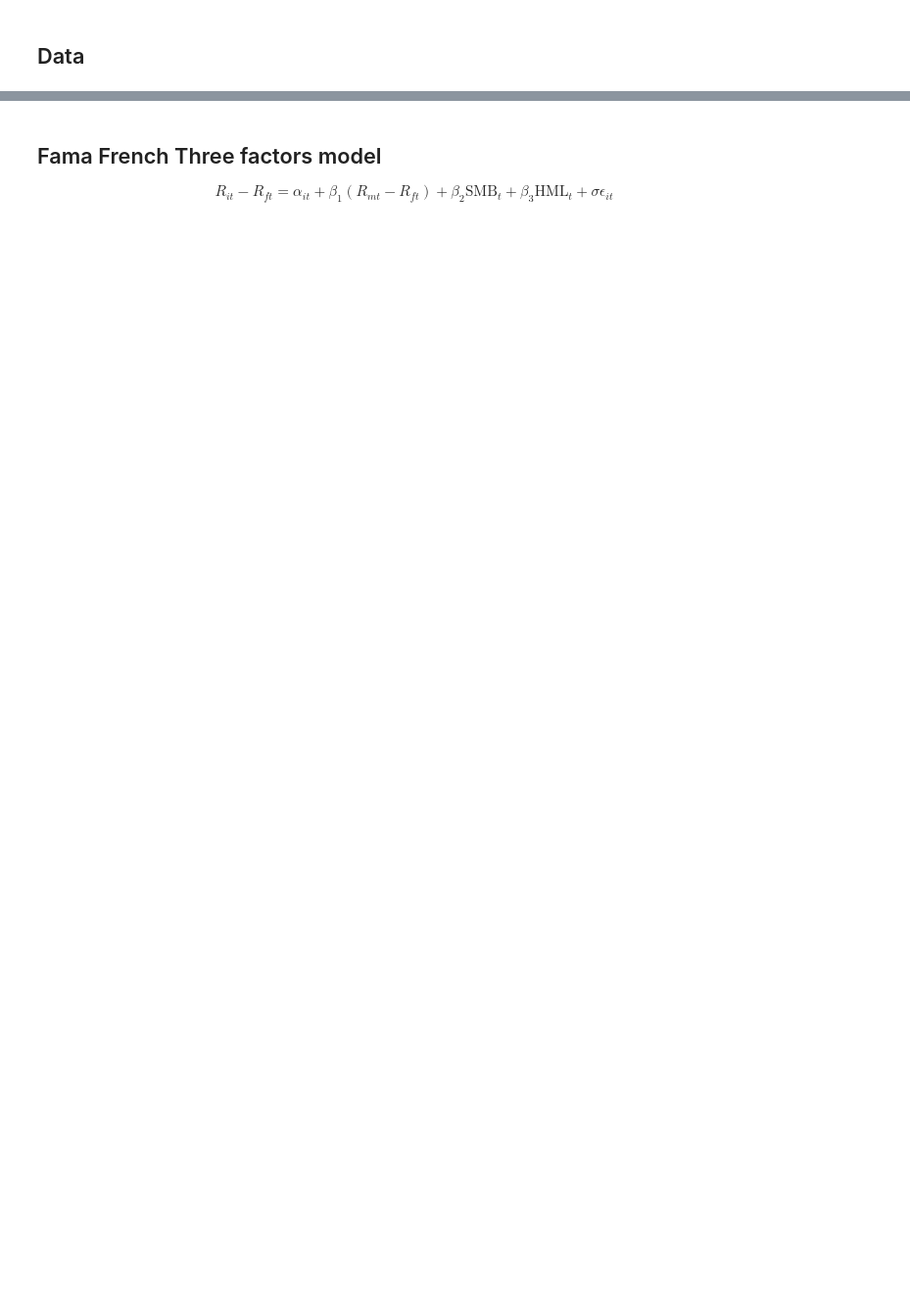
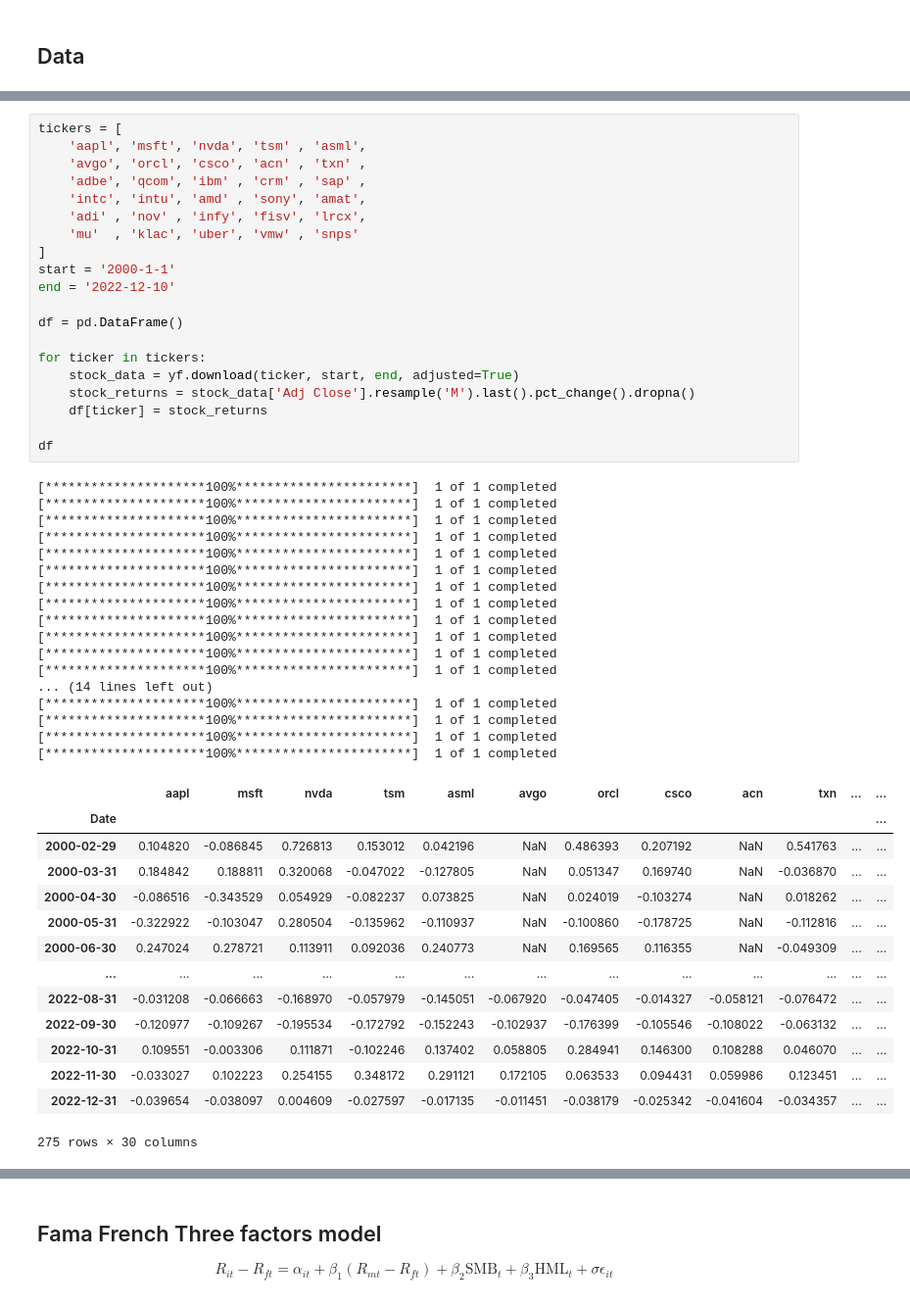
Before and after one commit to tl3472/GA4002-FinalProject, a Jupyter notebook: Fan-Li-Zhang-MCMC.ipynb, the cells around one changed output, grey strips where cells are left out. Shown at 98% size. Drawn from its saved outputs; the diff is of its cells as text; blank space fills up the shorter version.

```diff
--- a/Dec10_Fan-Li-Zhang-MCMC.ipynb
+++ b/Fan-Li-Zhang-MCMC.ipynb
@@ -46,0 +73,52 @@ import pymc3 as pm
+# %%
+tickers = [
+    'aapl', 'msft', 'nvda', 'tsm' , 'asml',
+    'avgo', 'orcl', 'csco', 'acn' , 'txn' ,
+    'adbe', 'qcom', 'ibm' , 'crm' , 'sap' ,
+    'intc', 'intu', 'amd' , 'sony', 'amat',
+    'adi' , 'nov' , 'infy', 'fisv', 'lrcx',
+    'mu'  , 'klac', 'uber', 'vmw' , 'snps'
+]
+start = '2000-1-1'
+end = '2022-12-10'
+
+df = pd.DataFrame()
+
+for ticker in tickers:
+    stock_data = yf.download(ticker, start, end, adjusted=True)
+    stock_returns = stock_data['Adj Close'].resample('M').last().pct_change().dropna()
+    df[ticker] = stock_returns
+
+df
+# %% [output]
+[*********************100%***********************]  1 of 1 completed
+[*********************100%***********************]  1 of 1 completed
+[*********************100%***********************]  1 of 1 completed
+[*********************100%***********************]  1 of 1 completed
+[*********************100%***********************]  1 of 1 completed
+[*********************100%***********************]  1 of 1 completed
+[*********************100%***********************]  1 of 1 completed
+[*********************100%***********************]  1 of 1 completed
+[*********************100%***********************]  1 of 1 completed
+[*********************100%***********************]  1 of 1 completed
+[*********************100%***********************]  1 of 1 completed
+[*********************100%***********************]  1 of 1 completed
+... (14 lines left out)
+[*********************100%***********************]  1 of 1 completed
+[*********************100%***********************]  1 of 1 completed
+[*********************100%***********************]  1 of 1 completed
+[*********************100%***********************]  1 of 1 completed
+|  | aapl | msft | nvda | tsm | asml | avgo | orcl | csco | acn | txn | ... | ... |
+| Date |  |  |  |  |  |  |  |  |  |  |  | ... |
+| 2000-02-29 | 0.104820 | -0.086845 | 0.726813 | 0.153012 | 0.042196 | NaN | 0.486393 | 0.207192 | NaN | 0.541763 | ... | ... |
+| 2000-03-31 | 0.184842 | 0.188811 | 0.320068 | -0.047022 | -0.127805 | NaN | 0.051347 | 0.169740 | NaN | -0.036870 | ... | ... |
+| 2000-04-30 | -0.086516 | -0.343529 | 0.054929 | -0.082237 | 0.073825 | NaN | 0.024019 | -0.103274 | NaN | 0.018262 | ... | ... |
+| 2000-05-31 | -0.322922 | -0.103047 | 0.280504 | -0.135962 | -0.110937 | NaN | -0.100860 | -0.178725 | NaN | -0.112816 | ... | ... |
+| 2000-06-30 | 0.247024 | 0.278721 | 0.113911 | 0.092036 | 0.240773 | NaN | 0.169565 | 0.116355 | NaN | -0.049309 | ... | ... |
+| ... | ... | ... | ... | ... | ... | ... | ... | ... | ... | ... | ... | ... |
+| 2022-08-31 | -0.031208 | -0.066663 | -0.168970 | -0.057979 | -0.145051 | -0.067920 | -0.047405 | -0.014327 | -0.058121 | -0.076472 | ... | ... |
+| 2022-09-30 | -0.120977 | -0.109267 | -0.195534 | -0.172792 | -0.152243 | -0.102937 | -0.176399 | -0.105546 | -0.108022 | -0.063132 | ... | ... |
+| 2022-10-31 | 0.109551 | -0.003306 | 0.111871 | -0.102246 | 0.137402 | 0.058805 | 0.284941 | 0.146300 | 0.108288 | 0.046070 | ... | ... |
+| 2022-11-30 | -0.033027 | 0.102223 | 0.254155 | 0.348172 | 0.291121 | 0.172105 | 0.063533 | 0.094431 | 0.059986 | 0.123451 | ... | ... |
+| 2022-12-31 | -0.039654 | -0.038097 | 0.004609 | -0.027597 | -0.017135 | -0.011451 | -0.038179 | -0.025342 | -0.041604 | -0.034357 | ... | ... |
+275 rows × 30 columns
```
Also changed, not shown: parts of 12 cells of this notebook.
